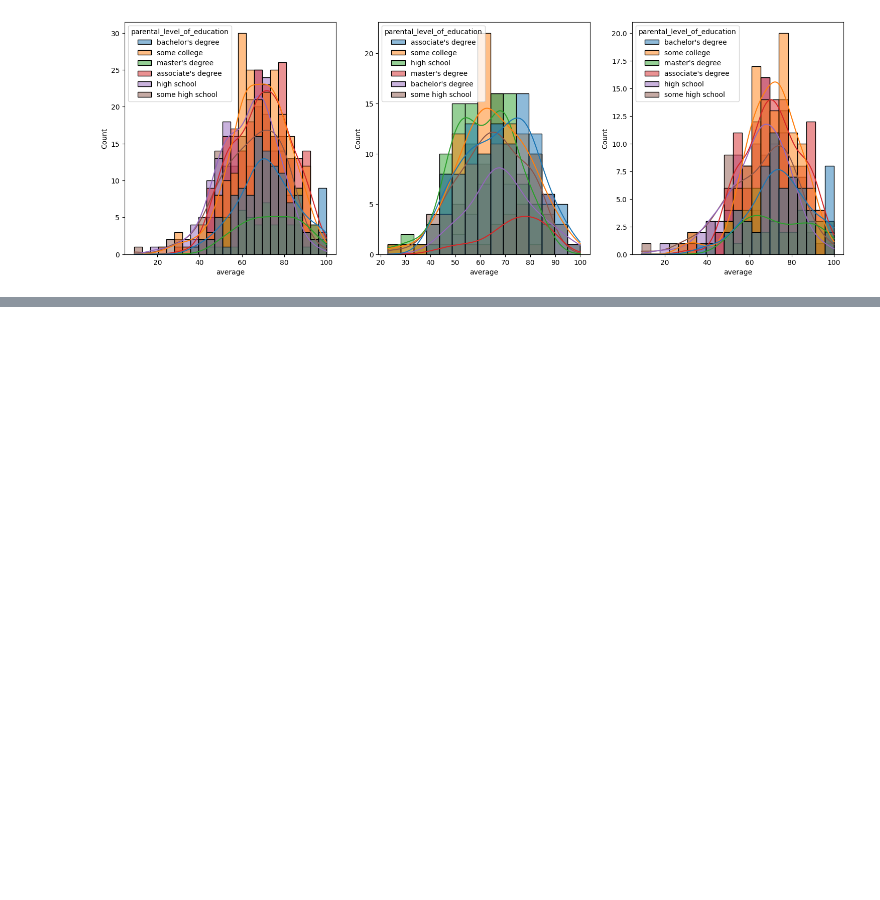
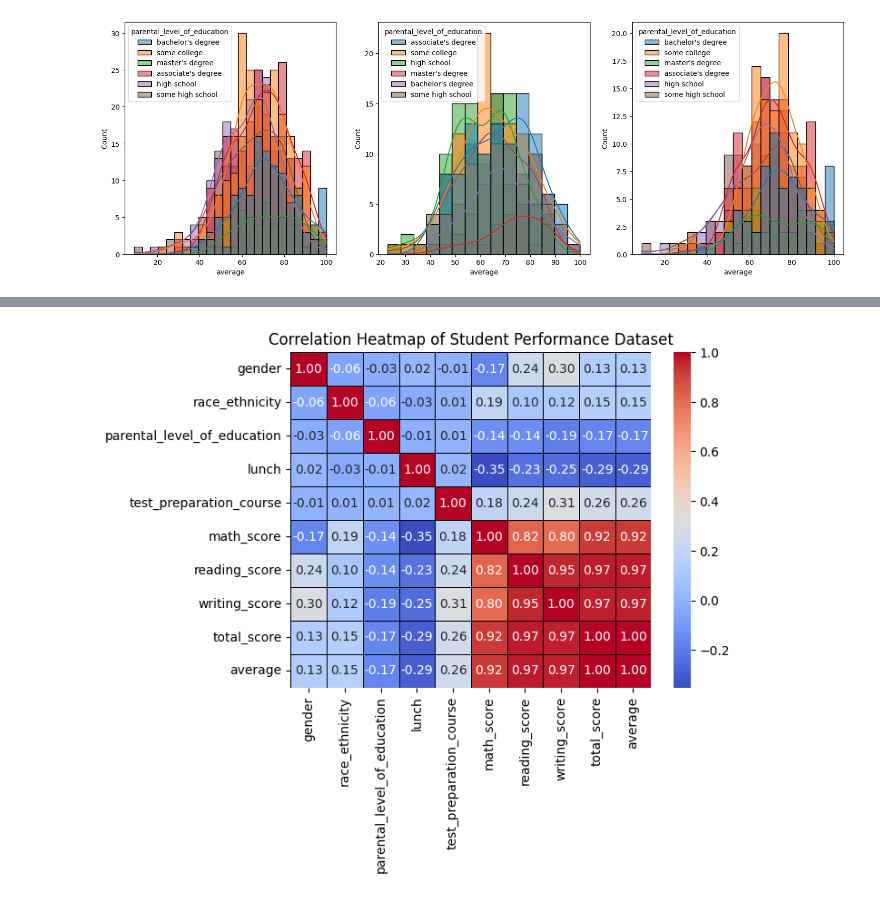
Before and after one commit to KushDev19/ML-Project, a Jupyter notebook: notebook/EDA student Performance.ipynb, the cells around one changed output, grey strips where cells are left out. Cells and saved outputs as stored; diff of their text form; code cells hidden in the pictures; blank space fills up the shorter version.

```diff
--- a/notebook/EDA student Performance.ipynb
+++ b/notebook/EDA student Performance.ipynb
@@ -234,0 +255,19 @@ plt.show()
+# %%
+# Create mapping dictionaries for each categorical column
+gender_map = {'male': 1, 'female': 2}
+race_map = {group: idx+1 for idx, group in enumerate(df['race_ethnicity'].unique())}
+education_map = {level: idx+1 for idx, level in enumerate(df['parental_level_of_education'].unique())}
+lunch_map = {'standard': 1, 'free/reduced': 2}
+prep_map = {'none': 1, 'completed': 2}
+
+# Create a copy of df to avoid modifying the original
+df_encoded = df.copy()
+
+# Apply mappings
+df_encoded['gender'] = df['gender'].map(gender_map)
+df_encoded['race_ethnicity'] = df['race_ethnicity'].map(race_map)
+df_encoded['parental_level_of_education'] = df['parental_level_of_education'].map(education_map)
+df_encoded['lunch'] = df['lunch'].map(lunch_map)
+df_encoded['test_preparation_course'] = df['test_preparation_course'].map(prep_map)
+
+print(df_encoded.head())
@@ -234,0 +309,6 @@ plt.show()
+# %%
+sns.heatmap(df_encoded.corr(), annot=True, cmap='coolwarm', fmt='.2f', linewidths=0.5, linecolor='black')
+plt.title('Correlation Heatmap of Student Performance Dataset')
+plt.show()
+# %% [output]
+[figure, added]
```
Also changed, not shown: parts of 3 cells of this notebook.
